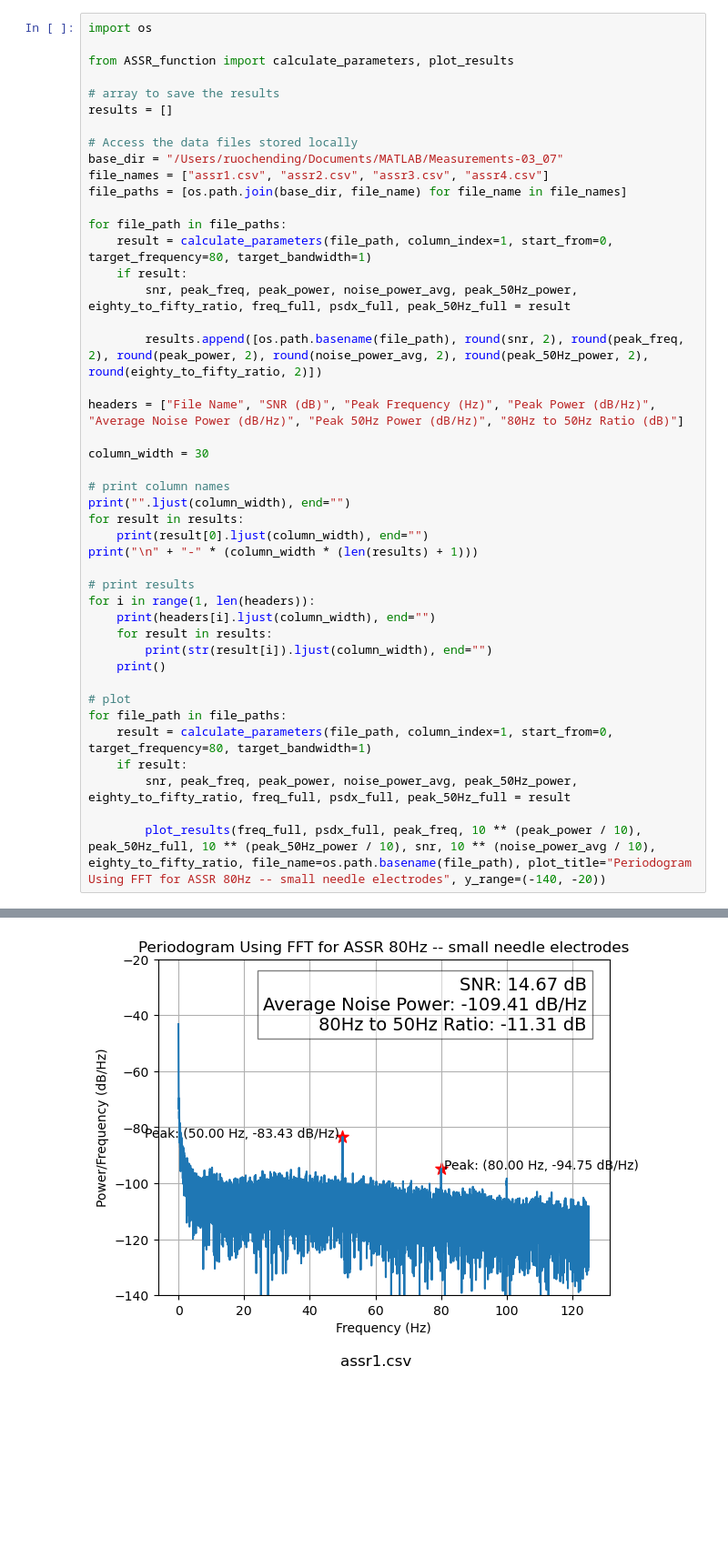
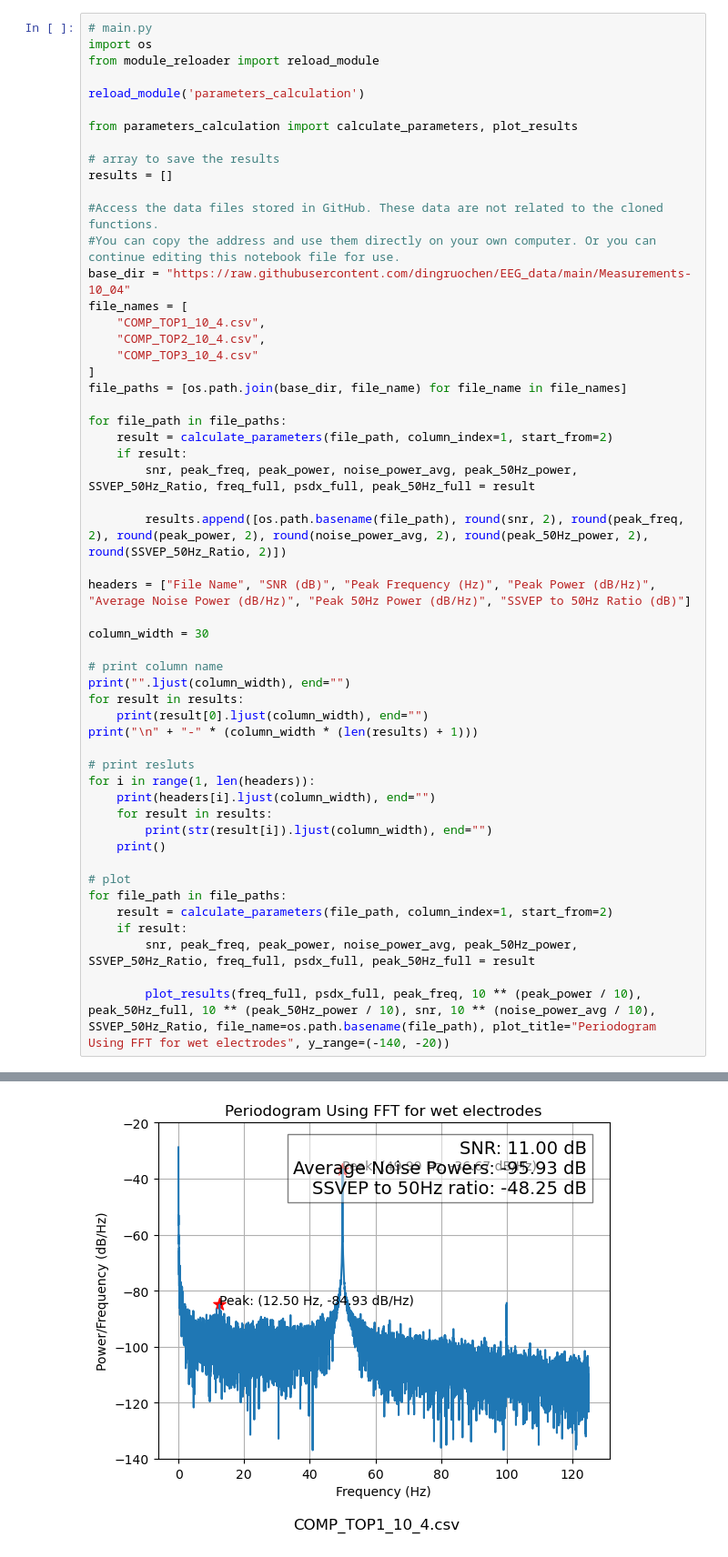
Before and after one commit to dingruochen/EEG_data_processing, a Jupyter notebook: data_analysis.ipynb, the cells around one changed output, grey strips where cells are left out. Shown at 91% size. Drawn from its saved outputs; the diff is of its cells as text; blank space fills up the shorter version.

Commit message:
update table function

```diff
--- a/data_analysis.ipynb
+++ b/data_analysis.ipynb
@@ -1,34 +1,43 @@
 # %%
+# main.py
 import os
+from module_reloader import reload_module
 
-from ASSR_function import calculate_parameters, plot_results
+reload_module('parameters_calculation')
+
+from parameters_calculation import calculate_parameters, plot_results
 
 # array to save the results
 results = []
 
-# Access the data files stored locally
-base_dir = "/Users/ruochending/Documents/MATLAB/Measurements-03_07"
-file_names = ["assr1.csv", "assr2.csv", "assr3.csv", "assr4.csv"]
+#Access the data files stored in GitHub. These data are not related to the cloned functions.
+#You can copy the address and use them directly on your own computer. Or you can continue editing this notebook file for use.
+base_dir = "https://raw.githubusercontent.com/dingruochen/EEG_data/main/Measurements-10_04"
+file_names = [
+    "COMP_TOP1_10_4.csv",
+    "COMP_TOP2_10_4.csv",
+    "COMP_TOP3_10_4.csv"
+]
 file_paths = [os.path.join(base_dir, file_name) for file_name in file_names]
 
 for file_path in file_paths:
-    result = calculate_parameters(file_path, column_index=1, start_from=0, target_frequency=80, target_bandwidth=1)
+    result = calculate_parameters(file_path, column_index=1, start_from=2)
     if result:
-        snr, peak_freq, peak_power, noise_power_avg, peak_50Hz_power, eighty_to_fifty_ratio, freq_full, psdx_full, peak_50Hz_full = result
+        snr, peak_freq, peak_power, noise_power_avg, peak_50Hz_power, SSVEP_50Hz_Ratio, freq_full, psdx_full, peak_50Hz_full = result
 
-        results.append([os.path.basename(file_path), round(snr, 2), round(peak_freq, 2), round(peak_power, 2), round(noise_power_avg, 2), round(peak_50Hz_power, 2), round(eighty_to_fifty_ratio, 2)])
+        results.append([os.path.basename(file_path), round(snr, 2), round(peak_freq, 2), round(peak_power, 2), round(noise_power_avg, 2), round(peak_50Hz_power, 2), round(SSVEP_50Hz_Ratio, 2)])
 
-headers = ["File Name", "SNR (dB)", "Peak Frequency (Hz)", "Peak Power (dB/Hz)", "Average Noise Power (dB/Hz)", "Peak 50Hz Power (dB/Hz)", "80Hz to 50Hz Ratio (dB)"]
+headers = ["File Name", "SNR (dB)", "Peak Frequency (Hz)", "Peak Power (dB/Hz)", "Average Noise Power (dB/Hz)", "Peak 50Hz Power (dB/Hz)", "SSVEP to 50Hz Ratio (dB)"]
 
 column_width = 30
 
-# print column names
+# print column name
 print("".ljust(column_width), end="")
 for result in results:
     print(result[0].ljust(column_width), end="")
 print("\n" + "-" * (column_width * (len(results) + 1)))
 
-# print results
+# print resluts
 for i in range(1, len(headers)):
     print(headers[i].ljust(column_width), end="")
     for result in results:
@@ -37,9 +46,9 @@ for i in range(1, len(headers)):
 
 # plot
 for file_path in file_paths:
-    result = calculate_parameters(file_path, column_index=1, start_from=0, target_frequency=80, target_bandwidth=1)
+    result = calculate_parameters(file_path, column_index=1, start_from=2)
     if result:
-        snr, peak_freq, peak_power, noise_power_avg, peak_50Hz_power, eighty_to_fifty_ratio, freq_full, psdx_full, peak_50Hz_full = result
+        snr, peak_freq, peak_power, noise_power_avg, peak_50Hz_power, SSVEP_50Hz_Ratio, freq_full, psdx_full, peak_50Hz_full = result
 
-        plot_results(freq_full, psdx_full, peak_freq, 10 ** (peak_power / 10), peak_50Hz_full, 10 ** (peak_50Hz_power / 10), snr, 10 ** (noise_power_avg / 10), eighty_to_fifty_ratio, file_name=os.path.basename(file_path), plot_title="Periodogram Using FFT for ASSR 80Hz -- small needle electrodes", y_range=(-140, -20))
+        plot_results(freq_full, psdx_full, peak_freq, 10 ** (peak_power / 10), peak_50Hz_full, 10 ** (peak_50Hz_power / 10), snr, 10 ** (noise_power_avg / 10), SSVEP_50Hz_Ratio, file_name=os.path.basename(file_path), plot_title="Periodogram Using FFT for wet electrodes", y_range=(-140, -20))
 # %% [output]
@@ -54 +63 @@ Peak 50Hz Power (dB/Hz)       -83.43                        -87.61
-[figure, old version]
+[figure, new version]
```
Also changed, not shown: parts of 1 cell of this notebook.
